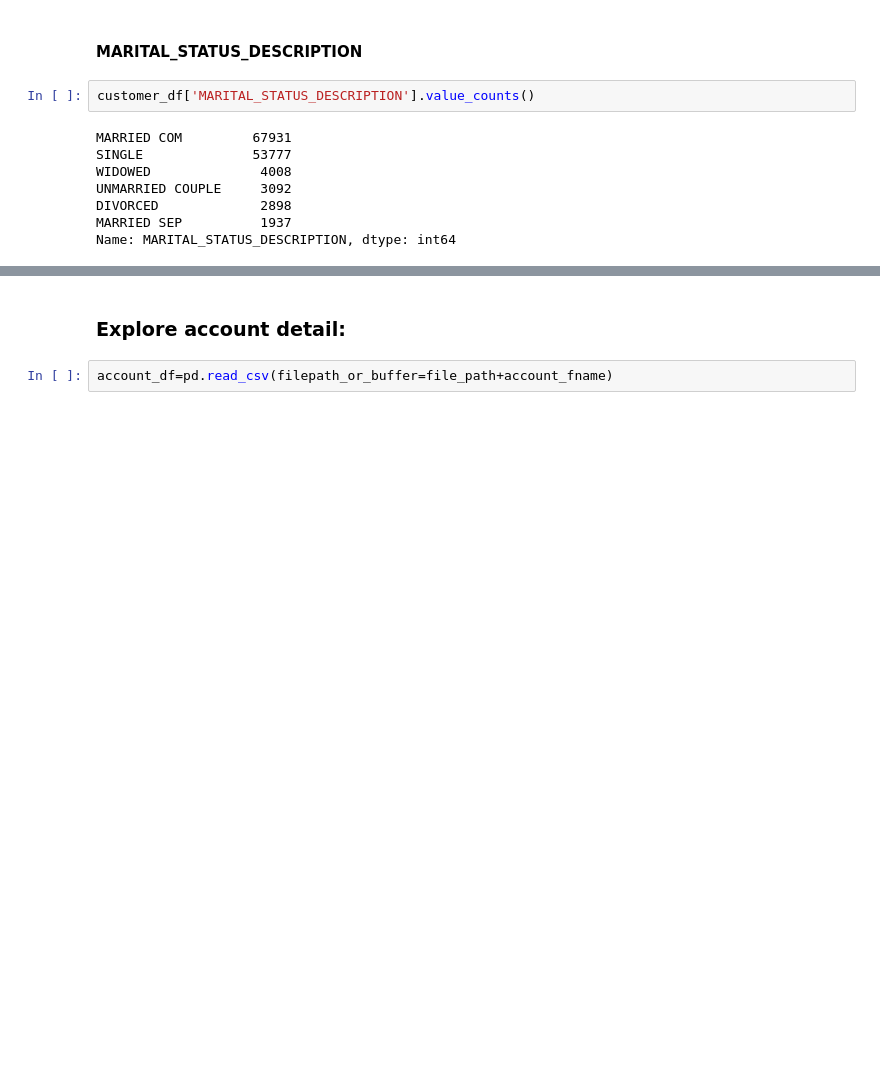
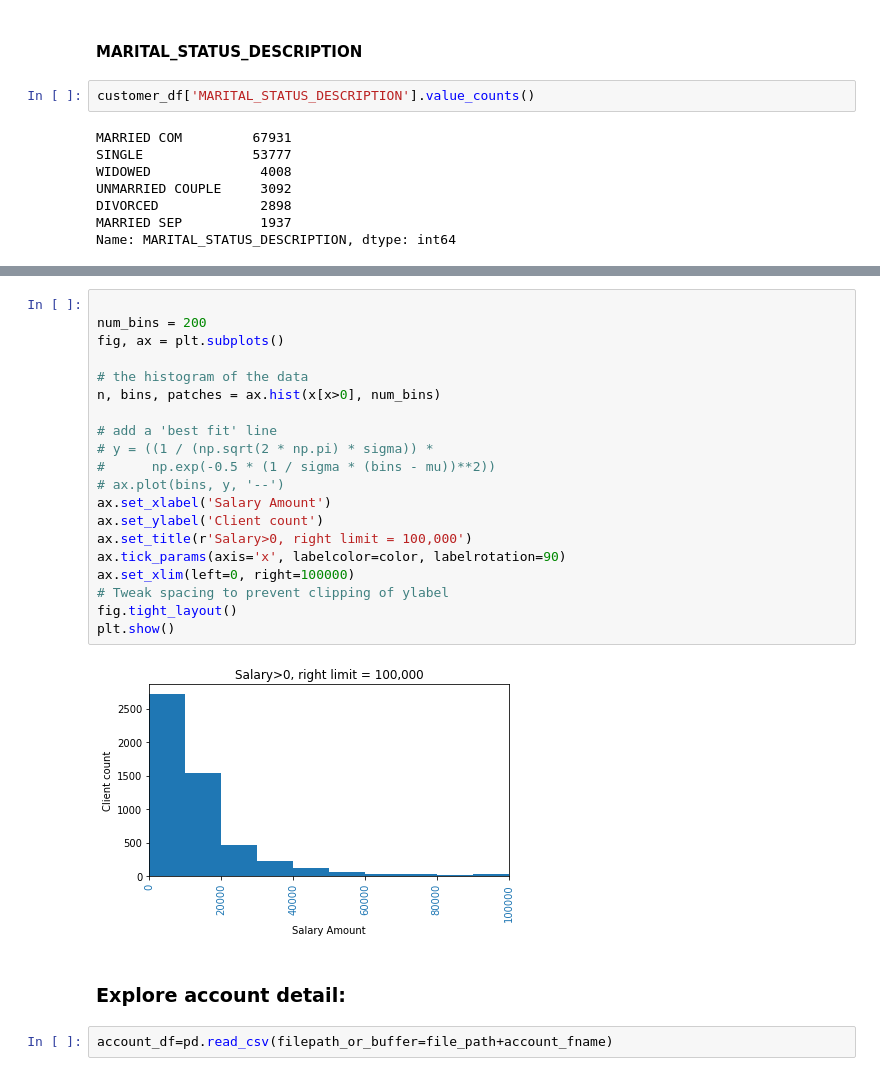
Before and after one commit to ChristoGH/mcb, a Jupyter notebook: explore.ipynb, the cells around one changed output, grey strips where cells are left out. Cells and saved outputs as stored; diff of their text form; blank space fills up the shorter version.

```diff
--- a/explore.ipynb
+++ b/explore.ipynb
@@ -330,3 +485,25 @@ Name: MARITAL_STATUS_DESCRIPTION, dtype: int64
+# %%
+
+num_bins = 200
+fig, ax = plt.subplots()
+
+# the histogram of the data
+n, bins, patches = ax.hist(x[x>0], num_bins)
+
+# add a 'best fit' line
+# y = ((1 / (np.sqrt(2 * np.pi) * sigma)) *
+#      np.exp(-0.5 * (1 / sigma * (bins - mu))**2))
+# ax.plot(bins, y, '--')
+ax.set_xlabel('Salary Amount')
+ax.set_ylabel('Client count')
+ax.set_title(r'Salary>0, right limit = 100,000')
+ax.tick_params(axis='x', labelcolor=color, labelrotation=90)
+ax.set_xlim(left=0, right=100000)
+# Tweak spacing to prevent clipping of ylabel
+fig.tight_layout()
+plt.show()
+# %% [output]
+[figure, added]
 # %% [markdown]
 ### Explore account detail:
 # %%
```
Also changed, not shown: parts of 62 cells of this notebook.
